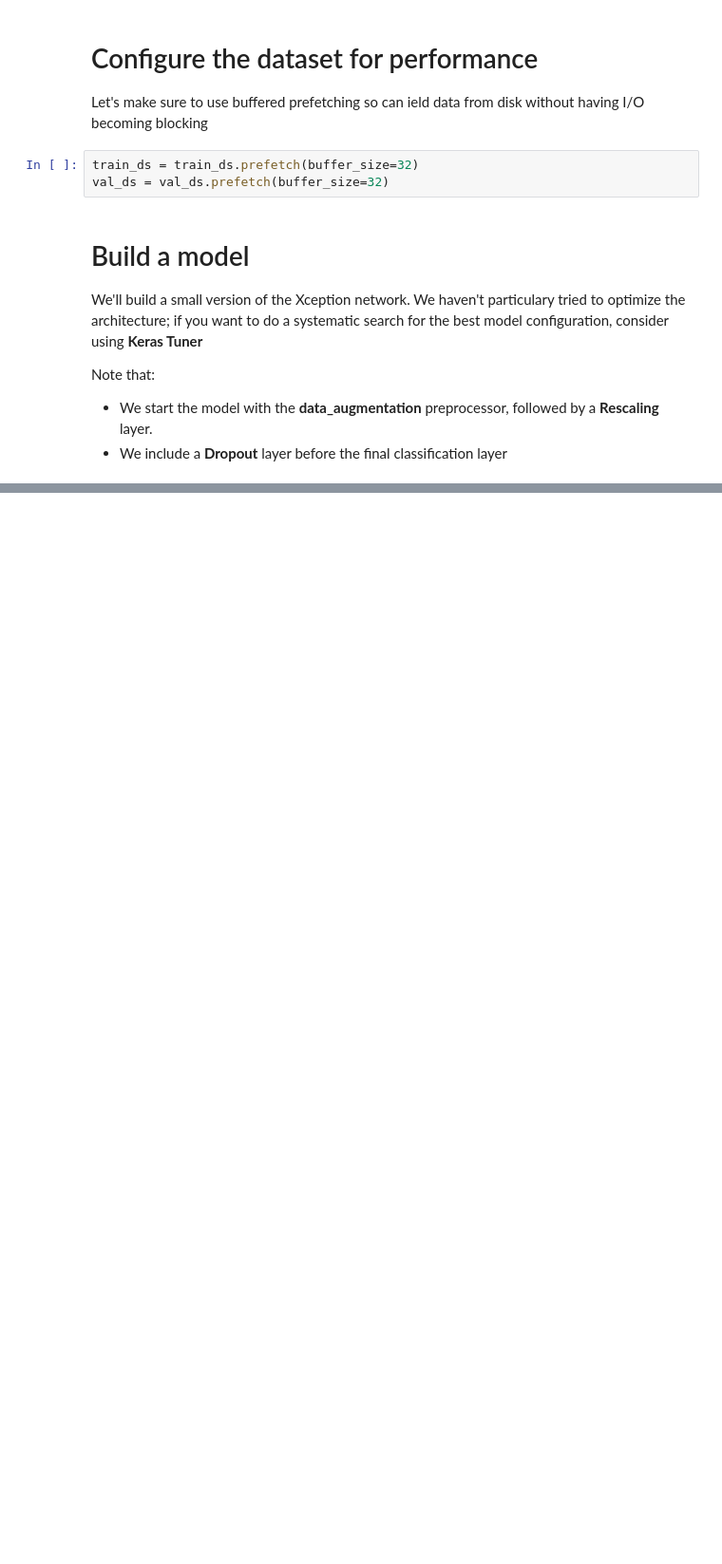
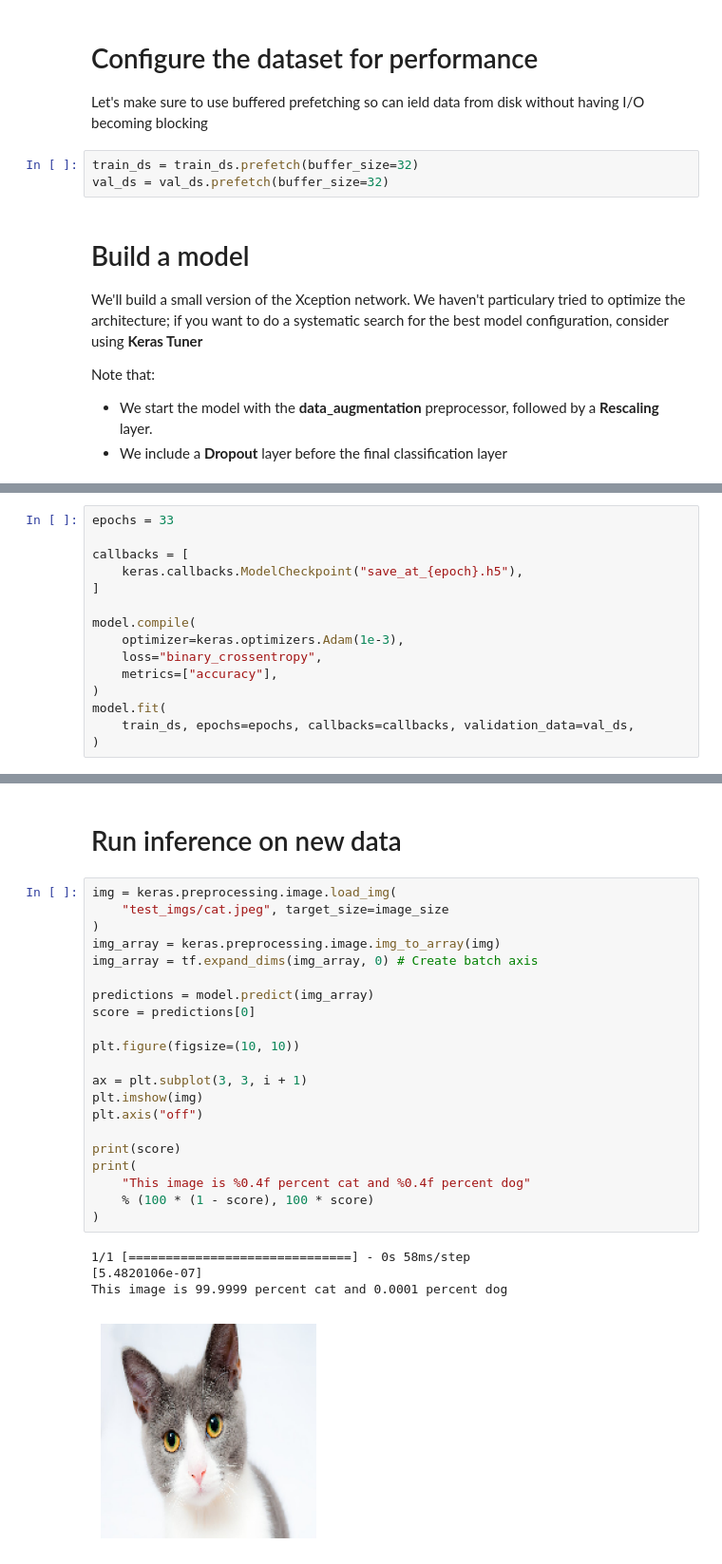
Before and after one commit to Tarasidze/mashine_learning, a Jupyter notebook: practical_ml.ipynb, the cells around one changed output, grey strips where cells are left out. Shown at 95% size. Cells and saved outputs as stored; diff of their text form; blank space fills up the shorter version.

```diff
--- a/practical_ml.ipynb
+++ b/practical_ml.ipynb
@@ -162,0 +219,15 @@ Note that:
+# %%
+epochs = 33
+
+callbacks = [
+    keras.callbacks.ModelCheckpoint("save_at_{epoch}.h5"),
+]
+
+model.compile(
+    optimizer=keras.optimizers.Adam(1e-3),
+    loss="binary_crossentropy",
+    metrics=["accuracy"],
+)
+model.fit(
+    train_ds, epochs=epochs, callbacks=callbacks, validation_data=val_ds,
+)
@@ -162,0 +253,28 @@ Note that:
+# %% [markdown]
+# Run inference on new data
+# %%
+img = keras.preprocessing.image.load_img(
+    "test_imgs/cat.jpeg", target_size=image_size
+)
+img_array = keras.preprocessing.image.img_to_array(img)
+img_array = tf.expand_dims(img_array, 0) # Create batch axis
+
+predictions = model.predict(img_array)
+score = predictions[0]
+
+plt.figure(figsize=(10, 10))
+
+ax = plt.subplot(3, 3, i + 1)
+plt.imshow(img)
+plt.axis("off")
+
+print(score)
+print(
+    "This image is %0.4f percent cat and %0.4f percent dog"
+    % (100 * (1 - score), 100 * score)
+)
+# %% [output]
+1/1 [==============================] - 0s 58ms/step
+[5.4820106e-07]
+This image is 99.9999 percent cat and 0.0001 percent dog
+[figure, added]
```
Also changed, not shown: parts of 5 cells of this notebook.
